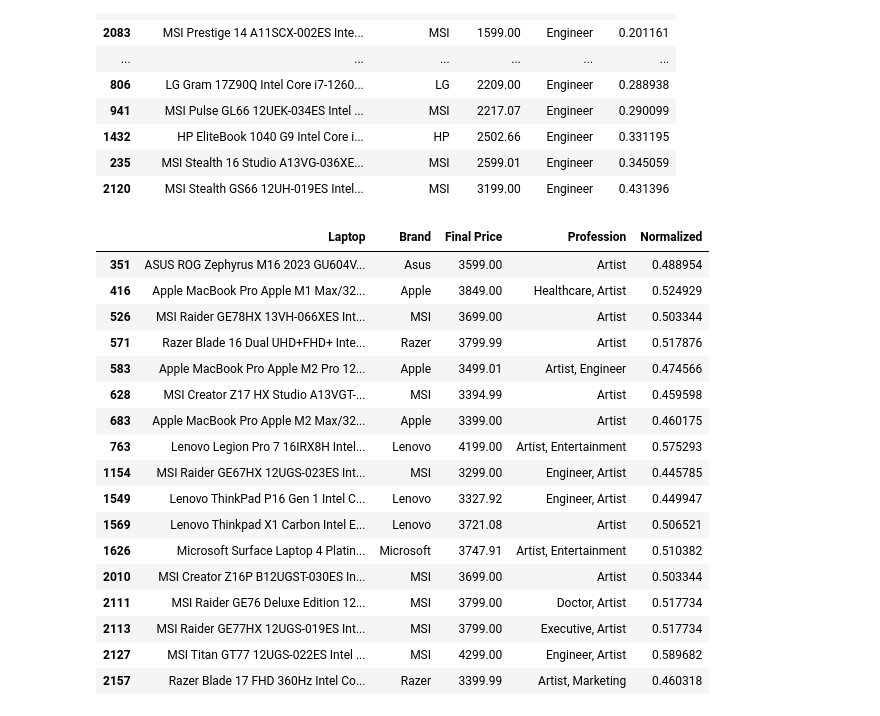
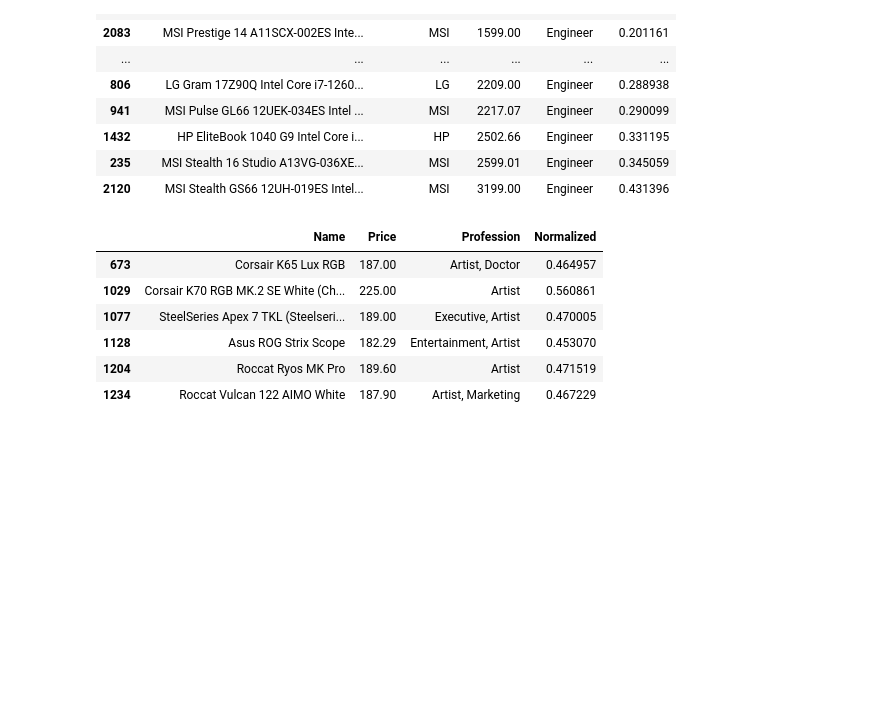
Before and after one commit to norm4nn/Snus-Solutions, a Jupyter notebook: datasets.ipynb, the cells around one changed output. Drawn from its saved outputs; the diff is of its cells as text; code cells hidden in the pictures; blank space fills up the shorter version.

```diff
--- a/datasets.ipynb
+++ b/datasets.ipynb
@@ -265,41 +265,30 @@ recommend2(customer)[0]
 # %%
 customer = Customer(funds=0.52, power=0.62, profession="Artist")
 
 
 def recommend_products(customer: Customer, *args):
     if not isinstance(customer, Customer):
         raise ValueError("Input must be a Customer object")
 
     def filter_products(products):
         st_dev = np.std(products["Normalized"]) * customer.power
         pred_products = products[products["Profession"].str.contains(customer.profession)]
         pred_products = pred_products[(pred_products["Normalized"] > customer.funds - st_dev) & (pred_products["Normalized"] < customer.funds + st_dev)]
         return pred_products
 
     """pred_laptops = filter_products(laptops)
     pred_keyboards = filter_products(keyboards)"""
 
     predictions = [filter_products(arg) for arg in args]
 
     return predictions
 
-recommend_products(customer, laptops, keyboards)[0]
+recommend_products(customer, laptops, keyboards)[1]
 # %% [output]
-|  | Laptop | Brand | Final Price | Profession | Normalized |
-| 351 | ASUS ROG Zephyrus M16 2023 GU604V... | Asus | 3599.00 | Artist | 0.488954 |
-| 416 | Apple MacBook Pro Apple M1 Max/32... | Apple | 3849.00 | Healthcare, Artist | 0.524929 |
-| 526 | MSI Raider GE78HX 13VH-066XES Int... | MSI | 3699.00 | Artist | 0.503344 |
-| 571 | Razer Blade 16 Dual UHD+FHD+ Inte... | Razer | 3799.99 | Artist | 0.517876 |
-| 583 | Apple MacBook Pro Apple M2 Pro 12... | Apple | 3499.01 | Artist, Engineer | 0.474566 |
-| 628 | MSI Creator Z17 HX Studio A13VGT-... | MSI | 3394.99 | Artist | 0.459598 |
-| 683 | Apple MacBook Pro Apple M2 Max/32... | Apple | 3399.00 | Artist | 0.460175 |
-| 763 | Lenovo Legion Pro 7 16IRX8H Intel... | Lenovo | 4199.00 | Artist, Entertainment | 0.575293 |
-| 1154 | MSI Raider GE67HX 12UGS-023ES Int... | MSI | 3299.00 | Engineer, Artist | 0.445785 |
-| 1549 | Lenovo ThinkPad P16 Gen 1 Intel C... | Lenovo | 3327.92 | Engineer, Artist | 0.449947 |
-| 1569 | Lenovo Thinkpad X1 Carbon Intel E... | Lenovo | 3721.08 | Artist | 0.506521 |
-| 1626 | Microsoft Surface Laptop 4 Platin... | Microsoft | 3747.91 | Artist, Entertainment | 0.510382 |
-| 2010 | MSI Creator Z16P B12UGST-030ES In... | MSI | 3699.00 | Artist | 0.503344 |
-| 2111 | MSI Raider GE76 Deluxe Edition 12... | MSI | 3799.00 | Doctor, Artist | 0.517734 |
-| 2113 | MSI Raider GE77HX 12UGS-019ES Int... | MSI | 3799.00 | Executive, Artist | 0.517734 |
-| 2127 | MSI Titan GT77 12UGS-022ES Intel ... | MSI | 4299.00 | Engineer, Artist | 0.589682 |
-| 2157 | Razer Blade 17 FHD 360Hz Intel Co... | Razer | 3399.99 | Artist, Marketing | 0.460318 |
+|  | Name | Price | Profession | Normalized |
+| 673 | Corsair K65 Lux RGB | 187.00 | Artist, Doctor | 0.464957 |
+| 1029 | Corsair K70 RGB MK.2 SE White (Ch... | 225.00 | Artist | 0.560861 |
+| 1077 | SteelSeries Apex 7 TKL (Steelseri... | 189.00 | Executive, Artist | 0.470005 |
+| 1128 | Asus ROG Strix Scope | 182.29 | Entertainment, Artist | 0.453070 |
+| 1204 | Roccat Ryos MK Pro | 189.60 | Artist | 0.471519 |
+| 1234 | Roccat Vulcan 122 AIMO White | 187.90 | Artist, Marketing | 0.467229 |
```
Also changed, not shown: 3 other files.
